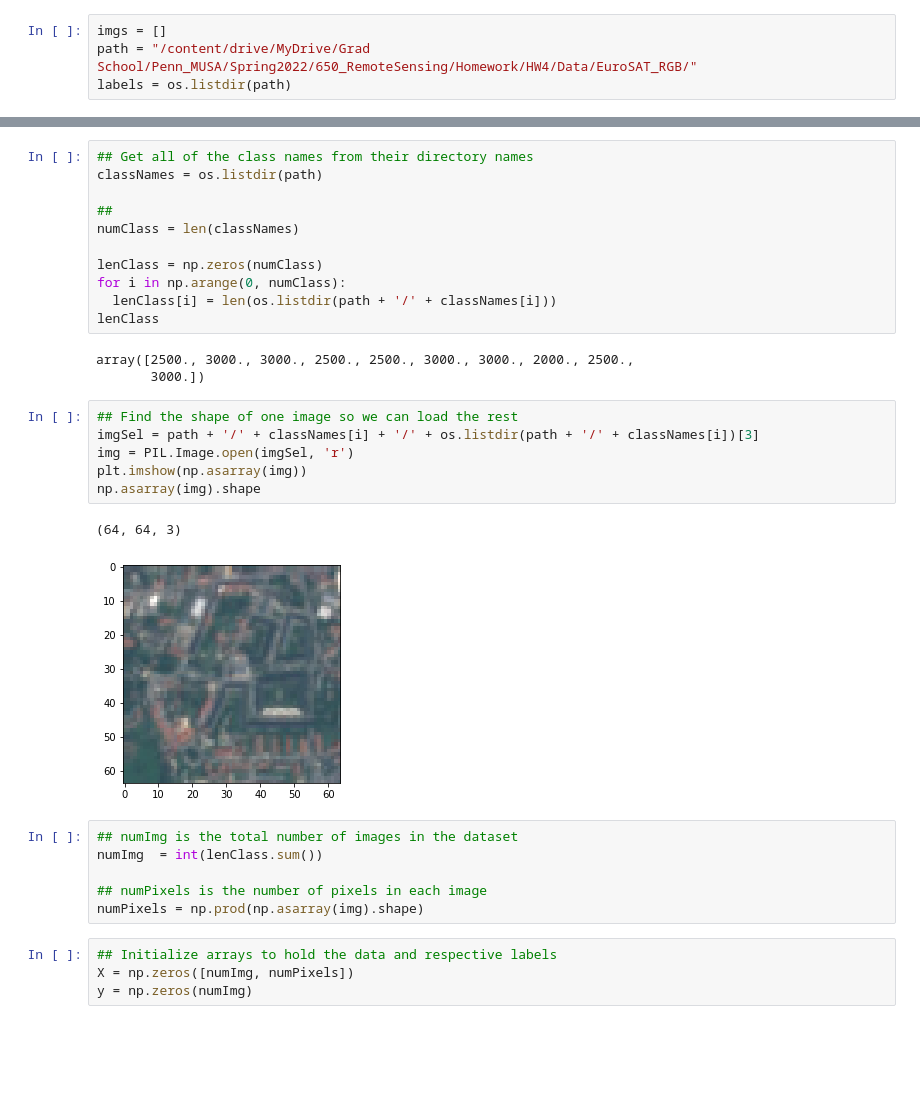
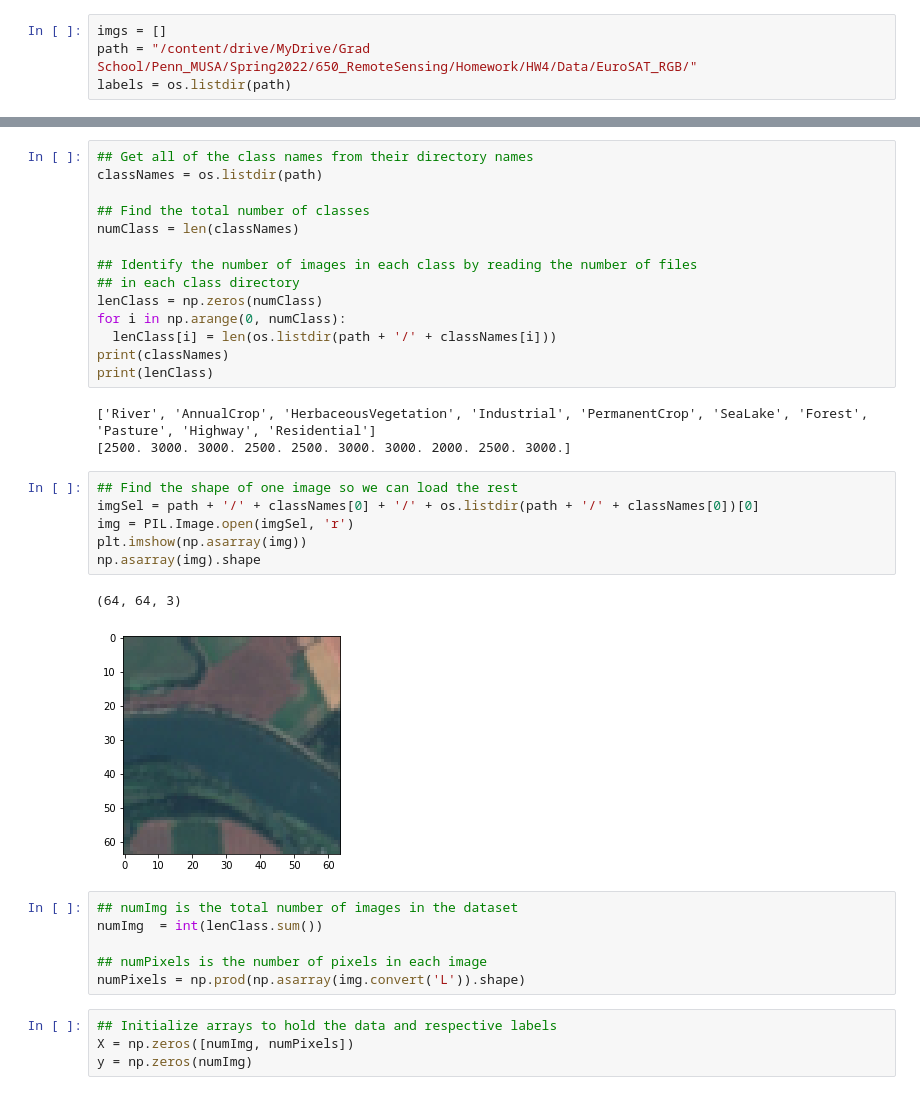
Before and after one commit to johnatawnclementawn/RemoteSensing_650_HW, a Jupyter notebook: HW4/Clementi_HW4.ipynb, the cells around one changed output, grey strips where cells are left out. Drawn from its saved outputs; the diff is of its cells as text; blank space fills up the shorter version.

```diff
--- a/HW4/Clementi_HW4.ipynb
+++ b/HW4/Clementi_HW4.ipynb
@@ -83,31 +93,34 @@ plt.title('EUROSAT Class Distribution', fontsize=15);
 ## Get all of the class names from their directory names
 classNames = os.listdir(path)
 
-##
+## Find the total number of classes
 numClass = len(classNames)
 
+## Identify the number of images in each class by reading the number of files
+## in each class directory
 lenClass = np.zeros(numClass)
 for i in np.arange(0, numClass):
   lenClass[i] = len(os.listdir(path + '/' + classNames[i]))
-lenClass
+print(classNames)
+print(lenClass)
 # %% [output]
-array([2500., 3000., 3000., 2500., 2500., 3000., 3000., 2000., 2500.,
-       3000.])
+['River', 'AnnualCrop', 'HerbaceousVegetation', 'Industrial', 'PermanentCrop', 'SeaLake', 'Forest', 'Pasture', 'Highway', 'Residential']
+[2500. 3000. 3000. 2500. 2500. 3000. 3000. 2000. 2500. 3000.]
 # %%
 ## Find the shape of one image so we can load the rest
-imgSel = path + '/' + classNames[i] + '/' + os.listdir(path + '/' + classNames[i])[3]
+imgSel = path + '/' + classNames[0] + '/' + os.listdir(path + '/' + classNames[0])[0]
 img = PIL.Image.open(imgSel, 'r')
 plt.imshow(np.asarray(img))
 np.asarray(img).shape
 # %% [output]
 (64, 64, 3)
-[figure, old version]
+[figure, new version]
 # %%
 ## numImg is the total number of images in the dataset
 numImg  = int(lenClass.sum())
 
 ## numPixels is the number of pixels in each image
-numPixels = np.prod(np.asarray(img).shape)
+numPixels = np.prod(np.asarray(img.convert('L')).shape)
 # %%
 ## Initialize arrays to hold the data and respective labels
 X = np.zeros([numImg, numPixels])
```
Also changed, not shown: parts of 9 cells of this notebook.
